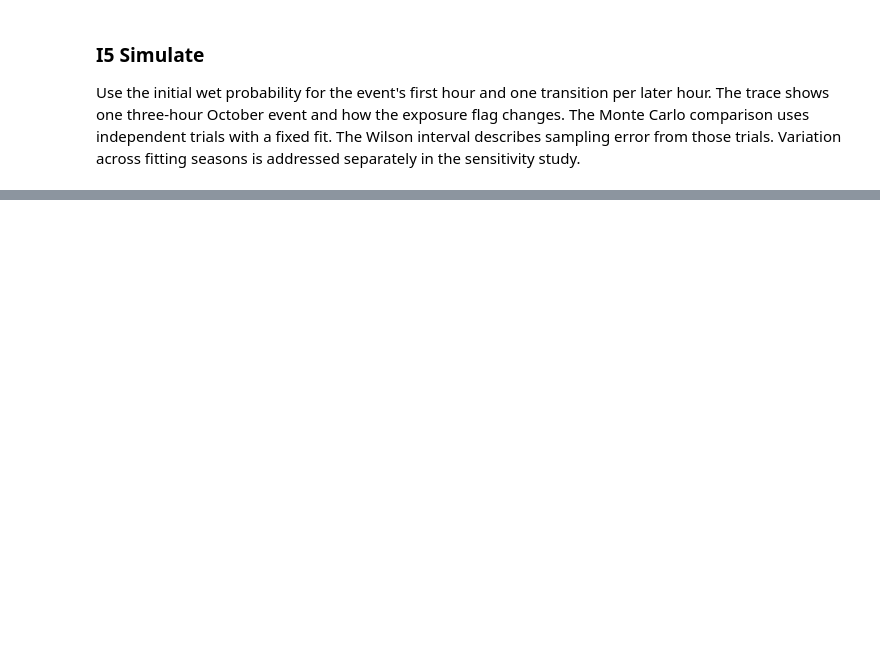
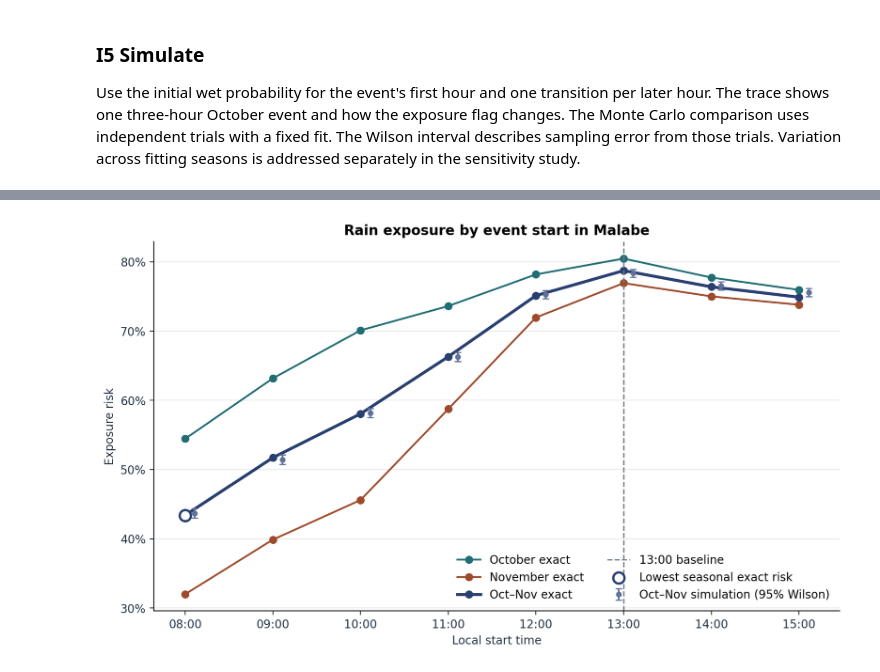
Before and after one commit to KumarageKPV/malabe-rain-risk, a Jupyter notebook: notebook/malabe-rain-risk.ipynb, the cells around one changed output, grey strips where cells are left out. Cells and saved outputs as stored; diff of their text form; code cells hidden in the pictures; blank space fills up the shorter version.

Commit message:
Verify the model and publish rainfall experiment results

```diff
--- a/notebook/malabe-rain-risk.ipynb
+++ b/notebook/malabe-rain-risk.ipynb
@@ -513,0 +683,87 @@ Compare October, November, and combined exposure risks across start times, inclu
+# %%
+MAIN_TRIALS = 20_000
+main_records = []
+for start in START_HOURS:
+    monthly = {
+        month: event_probabilities(
+            fitted_models, DEFAULT_THRESHOLD_MM, month, start, DEFAULT_DURATION_HOURS
+        )
+        for month in MONTHS
+    }
+    exact_monthly = {
+        month: exact_markov_exposure(monthly[month][1][0], monthly[month][2])
+        for month in MONTHS
+    }
+
+    for month_code in (*MONTHS, 0):
+        rng = experiment_rng(main_seed, start, month_code)
+        if month_code:
+            month_counts = {month: MAIN_TRIALS if month == month_code else 0 for month in MONTHS}
+            exact = exact_monthly[month_code]
+            period = MONTH_NAMES[month_code]
+        else:
+            # Draw a fresh month for every event, then simulate within each assigned month.
+            event_months = rng.choice(MONTHS, size=MAIN_TRIALS, p=SEASON_WEIGHTS)
+            month_counts = {month: int((event_months == month).sum()) for month in MONTHS}
+            exact = sum(MONTH_WEIGHTS[month] * exact_monthly[month] for month in MONTHS)
+            period = POOLED_NAME
+
+        exposures = 0
+        for month, count in month_counts.items():
+            if count:
+                _, q, transition = monthly[month]
+                exposures += int(simulate_exposure(q[0], transition, count, rng).sum())
+        low, high = wilson_interval(exposures, MAIN_TRIALS)
+        main_records.append({
+            "period": period,
+            "start_hour": start,
+            "duration_hours": DEFAULT_DURATION_HOURS,
+            "threshold_mm": DEFAULT_THRESHOLD_MM,
+            "exact_risk": exact,
+            "simulated_risk": exposures / MAIN_TRIALS,
+            "exposures": exposures,
+            "trials": MAIN_TRIALS,
+            "wilson_lower": low,
+            "wilson_upper": high,
+            "october_trials": month_counts[10],
+            "november_trials": month_counts[11],
+            "root_seed": SEED,
+            "rng_spawn_key": f"0/{start}/{month_code}",
+        })
+
+main_risk = pd.DataFrame(main_records)
+main_risk["exact_improvement_pp"] = baseline_differences(main_risk, "exact_risk")
+main_risk["simulated_improvement_pp"] = baseline_differences(main_risk, "simulated_risk")
+main_risk.to_csv(exports / "main_risk_table.csv", index=False)
+
+season = main_risk.loc[main_risk["period"].eq(POOLED_NAME)].set_index("start_hour")
+best_start = int(season["exact_risk"].idxmin())
+best_risk = season.loc[best_start, "exact_risk"]
+baseline_risk = season.loc[BASELINE_START_HOUR, "exact_risk"]
+print(
+    f"For a three-hour event at a 0.2 mm threshold, {best_start:02d}:00 had an estimated "
+    f"seasonal risk of {best_risk:.1%}, compared with {baseline_risk:.1%} at 13:00. "
+    f"The difference was {100 * (baseline_risk - best_risk):.1f} percentage points."
+)
+
+fig, ax = plt.subplots(figsize=(9.0, 5.2), layout="constrained")
+for period in PERIOD_NAMES:
+    line = main_risk.loc[main_risk["period"].eq(period)]
+    ax.plot(line["start_hour"], 100 * line["exact_risk"], marker="o", color=PERIOD_COLOURS[period],
+            linewidth=2.6 if period == POOLED_NAME else 1.6, label=f"{period} exact")
+ax.errorbar(
+    season.index.to_numpy() + 0.11, 100 * season["simulated_risk"],
+    yerr=100 * np.vstack([season["simulated_risk"] - season["wilson_lower"],
+                          season["wilson_upper"] - season["simulated_risk"]]),
+    fmt="o", markersize=4, capsize=3, color="#60729A", label="Oct–Nov simulation (95% Wilson)",
+)
+ax.axvline(BASELINE_START_HOUR, color="#717D87", linestyle="--", linewidth=1.2, label="13:00 baseline")
+ax.scatter(best_start, 100 * best_risk, s=95, facecolors="white", edgecolors="#293F70",
+           linewidths=2, zorder=5, label="Lowest seasonal exact risk")
+ax.set(title="Rain exposure by event start in Malabe", xlabel="Local start time", ylabel="Exposure risk",
+       xticks=START_HOURS, xticklabels=START_LABELS)
+ax.yaxis.set_major_formatter(PercentFormatter())
+ax.grid(axis="y")
+ax.legend(ncol=2, frameon=False, loc="best")
+save_figure(fig, "main_risk_by_start.png")
+# %% [output]
@@ -513,0 +771 @@ Compare October, November, and combined exposure risks across start times, inclu
+[figure, added]
```
Also changed, not shown: parts of 26 cells of this notebook, 19 other files.
